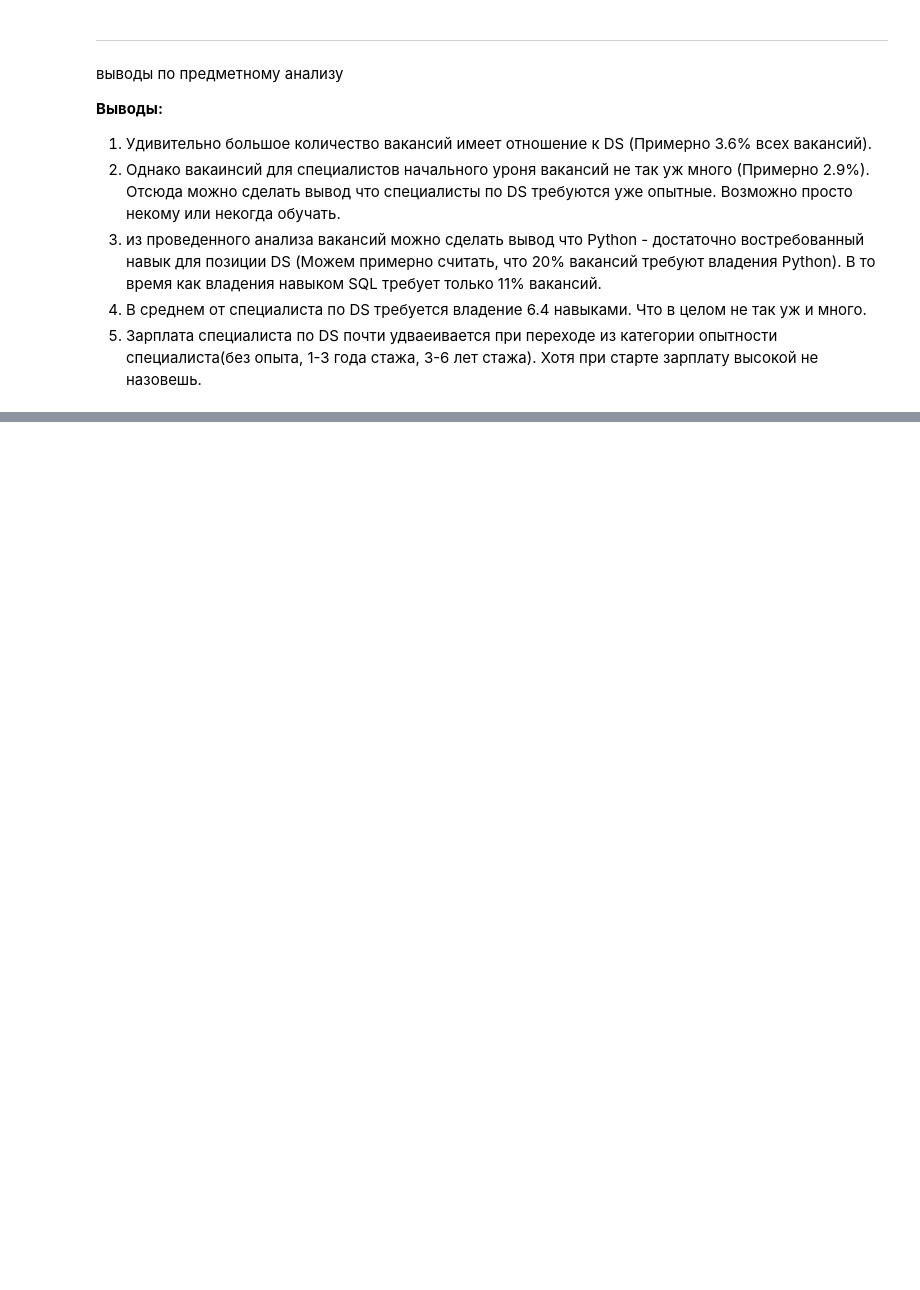
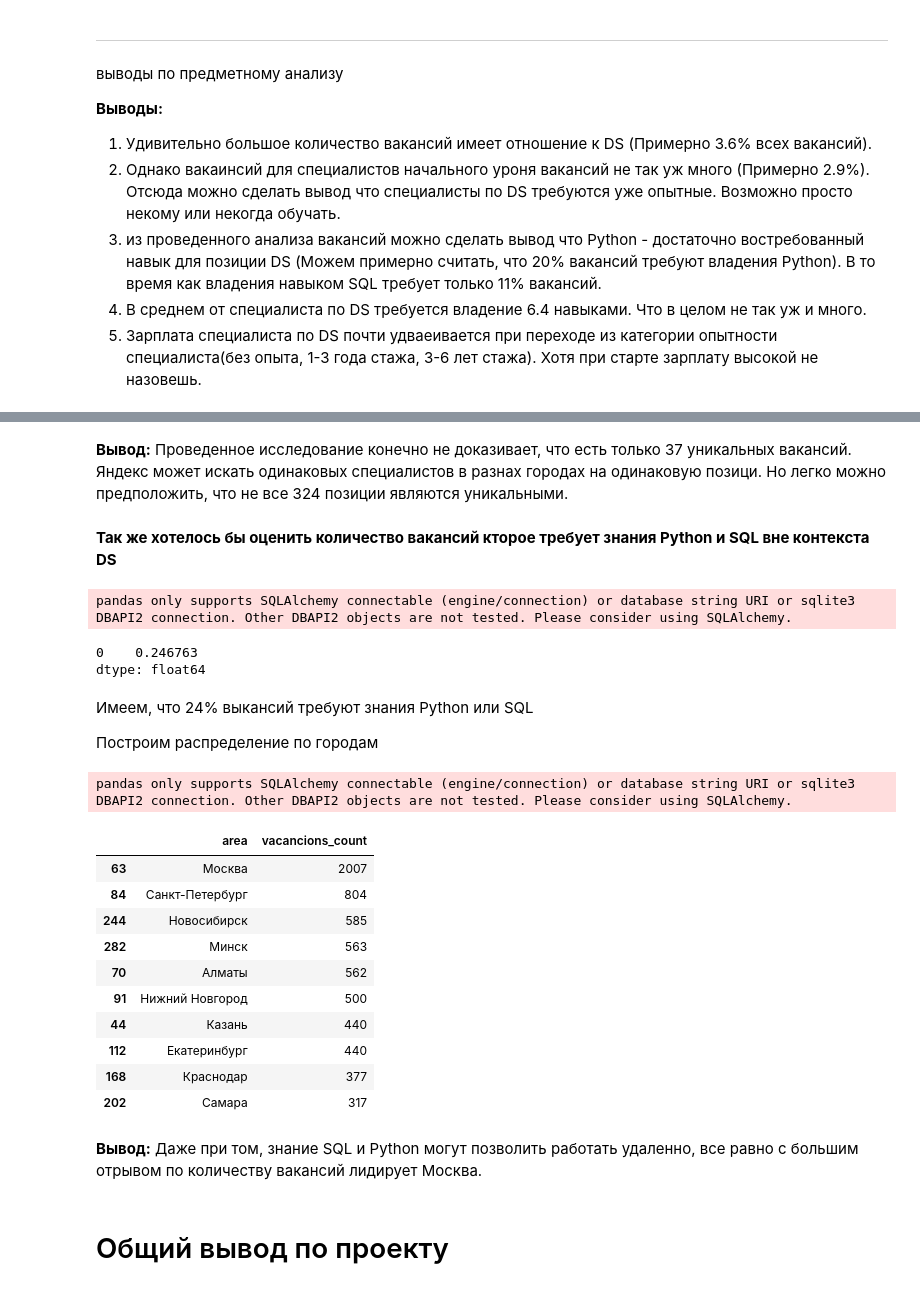
Before and after one commit to eartzhi/HH_project_2, a Jupyter notebook: Project_2_Ноутбук.ipynb, the cells around one changed output, grey strips where cells are left out. Cells and saved outputs as stored; diff of their text form; code cells hidden in the pictures; blank space fills up the shorter version.

Commit message:
addition reserces

```diff
--- a/Project_2_Ноутбук.ipynb
+++ b/Project_2_Ноутбук.ipynb
@@ -632,0 +728,6 @@ connection.close()
+# %% [markdown]
+**Вывод:**
+Проведенное исследование конечно не доказивает, что есть только 37 уникальных вакансий. Яндекс может искать одинаковых специалистов в разнах городах на одинаковую позици.
+Но легко можно предположить, что не все 324 позиции являются уникальными.
+# %% [markdown]
+**Так же хотелось бы оценить количество вакансий кторое требует знания Python и SQL вне контекста DS**
@@ -632,0 +740,35 @@ connection.close()
+# %%
+df_addition_4 = pd.read_sql_query(query_addition_4, connection)
+display(df_addition_4['vacancions_count']/df['vacancies total'])
+# %% [output]
+pandas only supports SQLAlchemy connectable (engine/connection) or database string URI or sqlite3 DBAPI2 connection. Other DBAPI2 objects are not tested. Please consider using SQLAlchemy.
+0    0.246763
+dtype: float64
+# %% [markdown]
+Имеем, что 24% выкансий требуют знания Python или SQL
+
+Построим распределение по городам
+# %%
+query_addition_5 = f'''
+SELECT a.name AS area, count(v.id) AS vacancions_count
+FROM public.vacancies AS v
+    JOIN public.areas AS a on v.area_id = a.id
+WHERE (key_skills ILIKE '%SQL%') OR (key_skills ILIKE '%Python%')
+GROUP BY a.name
+'''
+# %%
+df_addition_5 = pd.read_sql_query(query_addition_5, connection)
+display(df_addition_5.sort_values('vacancions_count', ascending=False).head(10))
+# %% [output]
+pandas only supports SQLAlchemy connectable (engine/connection) or database string URI or sqlite3 DBAPI2 connection. Other DBAPI2 objects are not tested. Please consider using SQLAlchemy.
+|  | area | vacancions_count |
+| 63 | Москва | 2007 |
+| 84 | Санкт-Петербург | 804 |
+| 244 | Новосибирск | 585 |
+| 282 | Минск | 563 |
+| 70 | Алматы | 562 |
+| 91 | Нижний Новгород | 500 |
+| 44 | Казань | 440 |
+| 112 | Екатеринбург | 440 |
+| 168 | Краснодар | 377 |
+| 202 | Самара | 317 |
@@ -633,3 +786,8 @@ connection.close()
+# %% [markdown]
+**Вывод:**
+Даже при том, знание SQL и Python могут позволить работать удаленно, все равно с большим отрывом по количеству вакансий лидирует Москва.
+# %% [markdown]
+# Общий вывод по проекту
 # %%
 # подведем итог исследования, обобщите выводы
 # здесь можно (это будет плюсом) провести дополнительные исследования данных, сделать прогнозы, продумать варианты продолжения исследования
```
Also changed, not shown: parts of 37 cells of this notebook.
